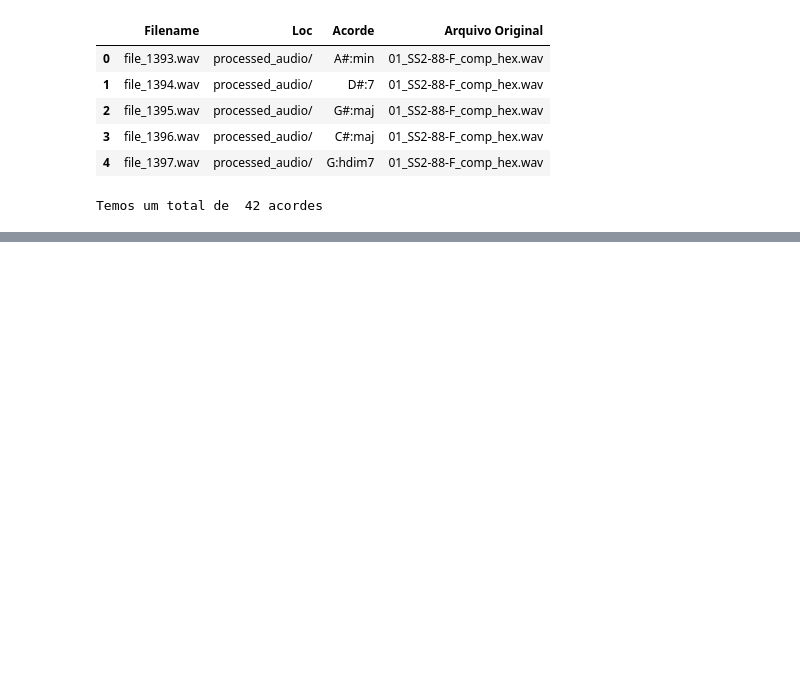
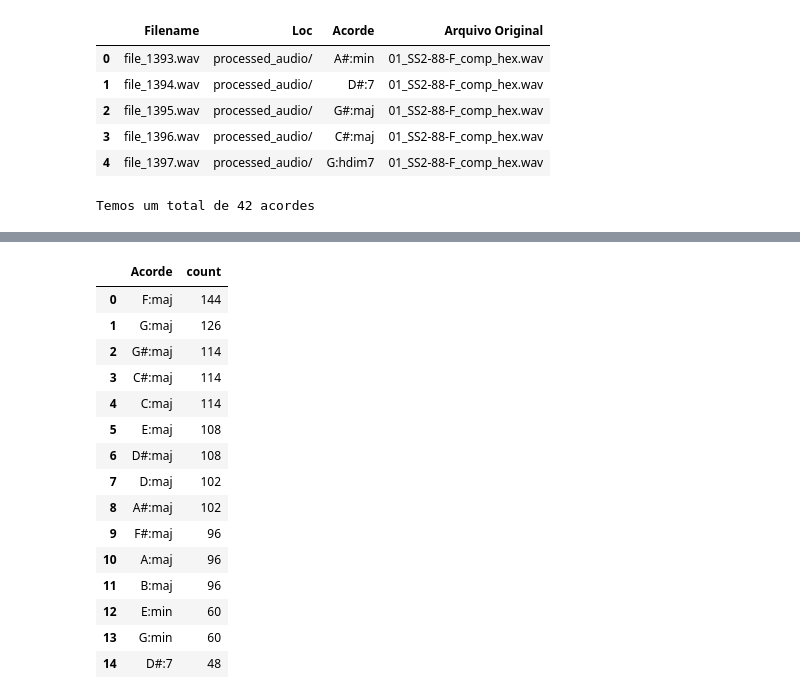
Before and after one commit to derSchmetterling/chord_recognition, a Jupyter notebook: exploratory.ipynb, the cells around one changed output, grey strips where cells are left out. Saved outputs shown, nothing was run; the diff lists cells and outputs as text; code cells hidden in the pictures; blank space fills up the shorter version.

```diff
--- a/exploratory.ipynb
+++ b/exploratory.ipynb
@@ -26,0 +33,19 @@ plt.show()
+# %%
+df_chord[:15]
+# %% [output]
+|  | Acorde | count |
+| 0 | F:maj | 144 |
+| 1 | G:maj | 126 |
+| 2 | G#:maj | 114 |
+| 3 | C#:maj | 114 |
+| 4 | C:maj | 114 |
+| 5 | E:maj | 108 |
+| 6 | D#:maj | 108 |
+| 7 | D:maj | 102 |
+| 8 | A#:maj | 102 |
+| 9 | F#:maj | 96 |
+| 10 | A:maj | 96 |
+| 11 | B:maj | 96 |
+| 12 | E:min | 60 |
+| 13 | G:min | 60 |
+| 14 | D#:7 | 48 |
```
Also changed, not shown: parts of 15 cells of this notebook.
